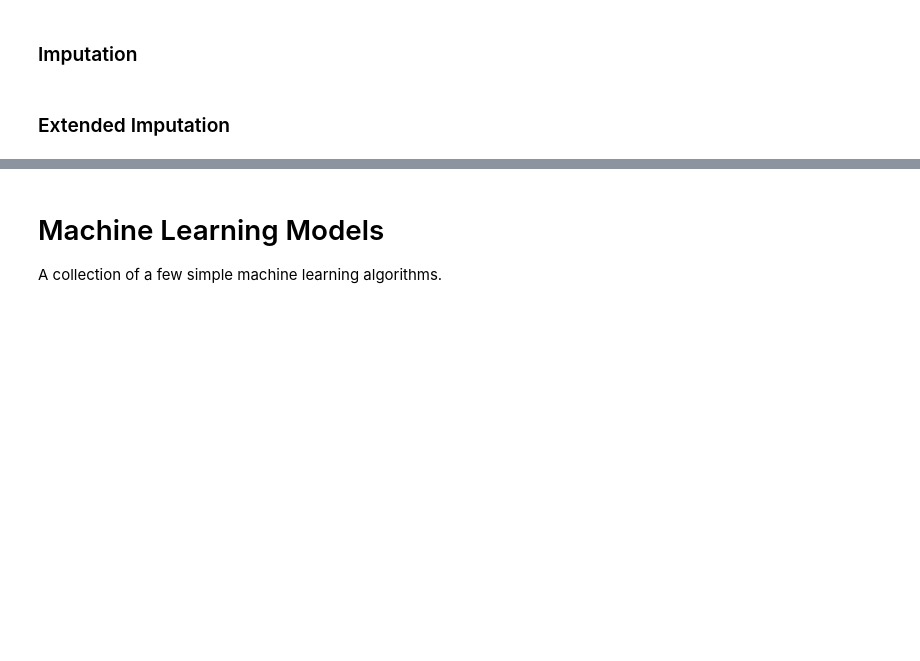
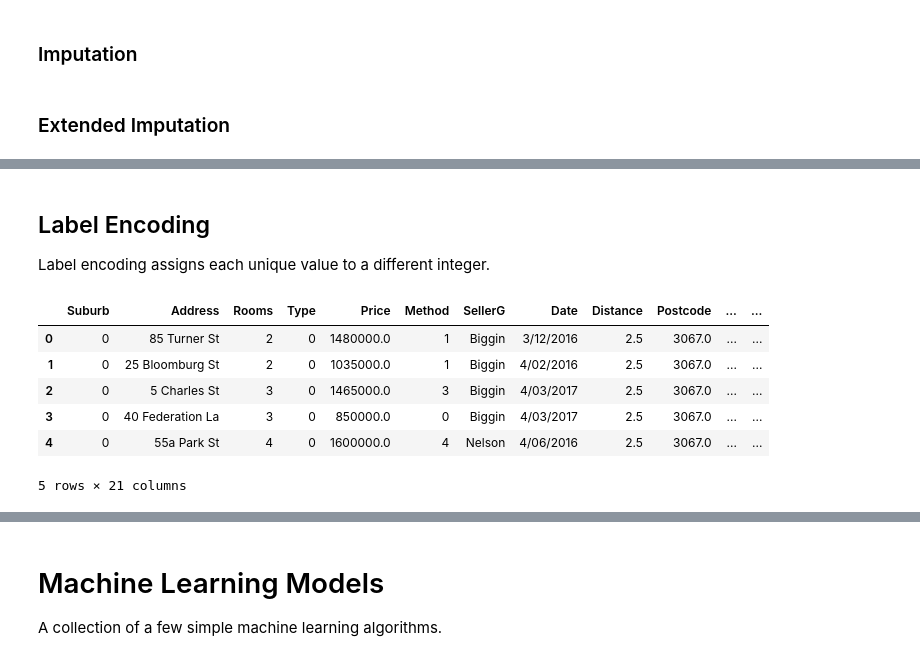
Before and after one commit to A13k2/machine-learning, a Jupyter notebook: machine_learning.ipynb, the cells around one changed output, grey strips where cells are left out. Cells and saved outputs as stored; diff of their text form; code cells hidden in the pictures; blank space fills up the shorter version.

```diff
--- a/machine_learning.ipynb
+++ b/machine_learning.ipynb
@@ -133,0 +141,11 @@ imputed_val_X_plus = my_imputer.transform(imputed_val_X_plus)
+# %%
+s = (melb_data.dtypes == 'object')
+object_cols = list(s[s].index)
+object_cols.remove('Date')
+object_cols.remove('Address')
+object_cols.remove('SellerG')
+object_cols.remove('CouncilArea')
+
+
+print("Categorical variables:")
+print(object_cols)
@@ -133,0 +168,23 @@ imputed_val_X_plus = my_imputer.transform(imputed_val_X_plus)
+# %% [markdown]
+## Label Encoding
+Label encoding assigns each unique value to a different integer.
+# %%
+from sklearn.preprocessing import LabelEncoder
+
+# Make copy to avoid changing original data
+label_X_train = melb_data.copy()
+
+# Apply label encoder to each column with categorical data
+label_encoder = LabelEncoder()
+for col in object_cols:
+    label_X_train[col] = label_encoder.fit_transform(melb_data[col])
+
+label_X_train.head()
+# %% [output]
+|  | Suburb | Address | Rooms | Type | Price | Method | SellerG | Date | Distance | Postcode | ... | ... |
+| 0 | 0 | 85 Turner St | 2 | 0 | 1480000.0 | 1 | Biggin | 3/12/2016 | 2.5 | 3067.0 | ... | ... |
+| 1 | 0 | 25 Bloomburg St | 2 | 0 | 1035000.0 | 1 | Biggin | 4/02/2016 | 2.5 | 3067.0 | ... | ... |
+| 2 | 0 | 5 Charles St | 3 | 0 | 1465000.0 | 3 | Biggin | 4/03/2017 | 2.5 | 3067.0 | ... | ... |
+| 3 | 0 | 40 Federation La | 3 | 0 | 850000.0 | 0 | Biggin | 4/03/2017 | 2.5 | 3067.0 | ... | ... |
+| 4 | 0 | 55a Park St | 4 | 0 | 1600000.0 | 4 | Nelson | 4/06/2016 | 2.5 | 3067.0 | ... | ... |
+5 rows × 21 columns
```
Also changed, not shown: parts of 15 cells of this notebook.
